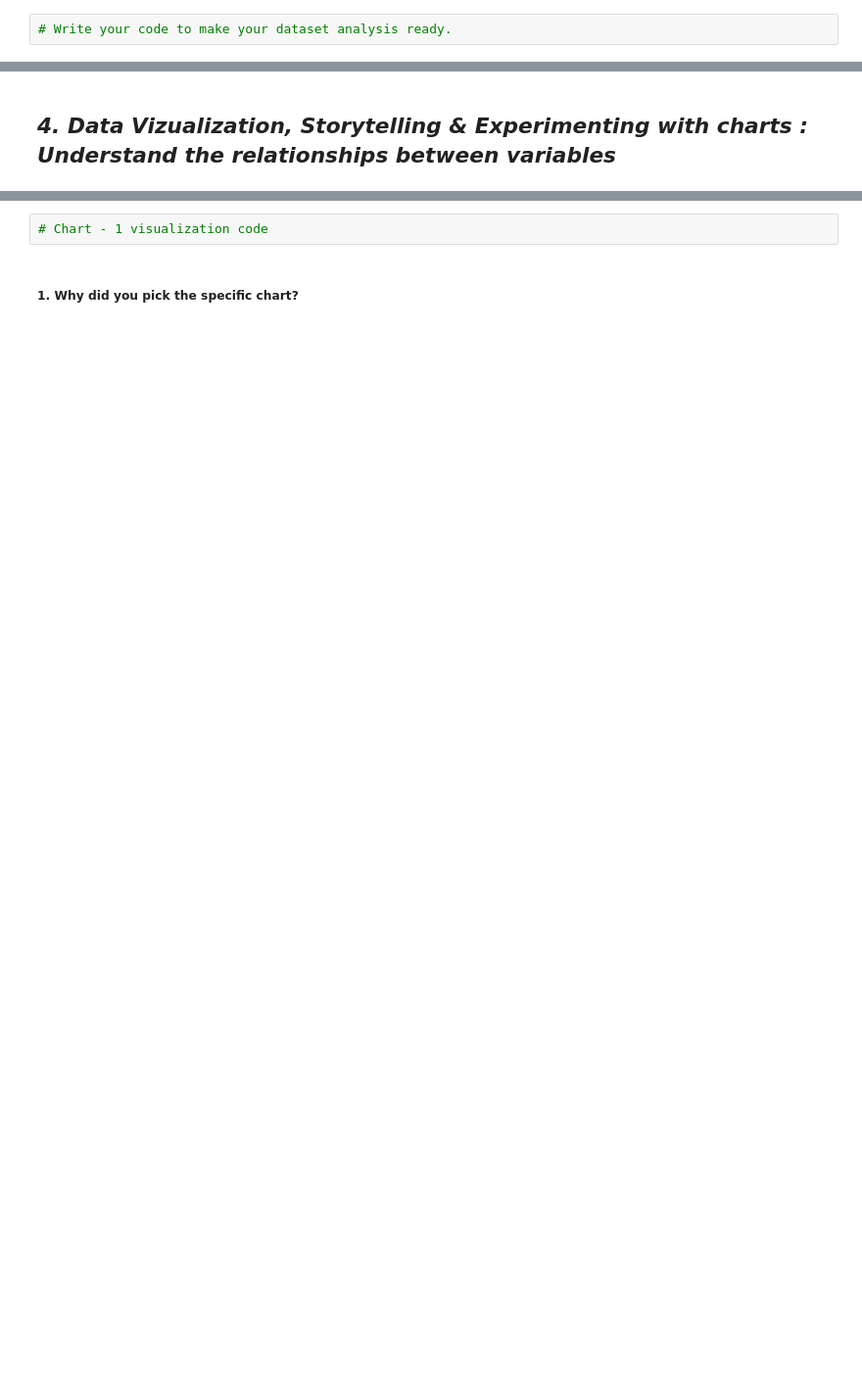
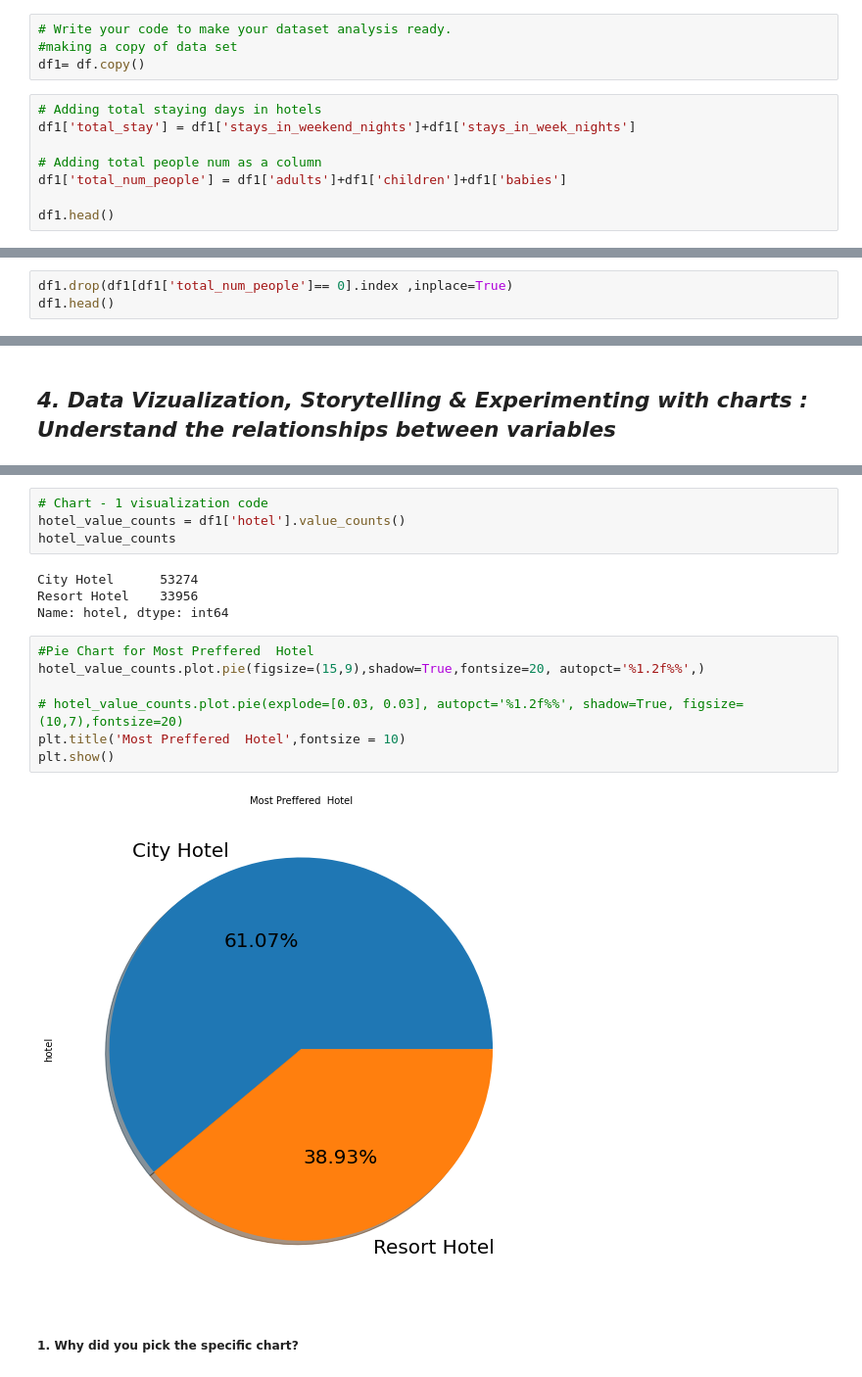
Before and after one commit to abhiwavhal/EDA-HOTEL-BOOKING-ANALYSIS, a Jupyter notebook: Hotel_booking_individual_EDA_Submission.ipynb, the cells around one changed output, grey strips where cells are left out. Shown at 98% size. Drawn from its saved outputs; the diff is of its cells as text; blank space fills up the shorter version.

```diff
--- a/Hotel_booking_individual_EDA_Submission.ipynb
+++ b/Hotel_booking_individual_EDA_Submission.ipynb
@@ -249,3 +328,13 @@ Answer Here
 ### Data Wrangling Code
 # %%
 # Write your code to make your dataset analysis ready.
+#making a copy of data set
+df1= df.copy()
+# %%
+# Adding total staying days in hotels
+df1['total_stay'] = df1['stays_in_weekend_nights']+df1['stays_in_week_nights']
+
+# Adding total people num as a column
+df1['total_num_people'] = df1['adults']+df1['children']+df1['babies']
+
+df1.head()
@@ -251,0 +357,3 @@ Answer Here
+# %%
+df1.drop(df1[df1['total_num_people']== 0].index ,inplace=True)
+df1.head()
@@ -260,4 +385,19 @@ Answer Here.
 # %%
 # Chart - 1 visualization code
+hotel_value_counts = df1['hotel'].value_counts()
+hotel_value_counts
+# %% [output]
+City Hotel      53274
+Resort Hotel    33956
+Name: hotel, dtype: int64
+# %%
+#Pie Chart for Most Preffered  Hotel
+hotel_value_counts.plot.pie(figsize=(15,9),shadow=True,fontsize=20, autopct='%1.2f%%',)
+
+# hotel_value_counts.plot.pie(explode=[0.03, 0.03], autopct='%1.2f%%', shadow=True, figsize=(10,7),fontsize=20)
+plt.title('Most Preffered  Hotel',fontsize = 10)
+plt.show()
+# %% [output]
+[figure, added]
 # %% [markdown]
 ##### 1. Why did you pick the specific chart?
```
Also changed, not shown: parts of 21 cells of this notebook.
